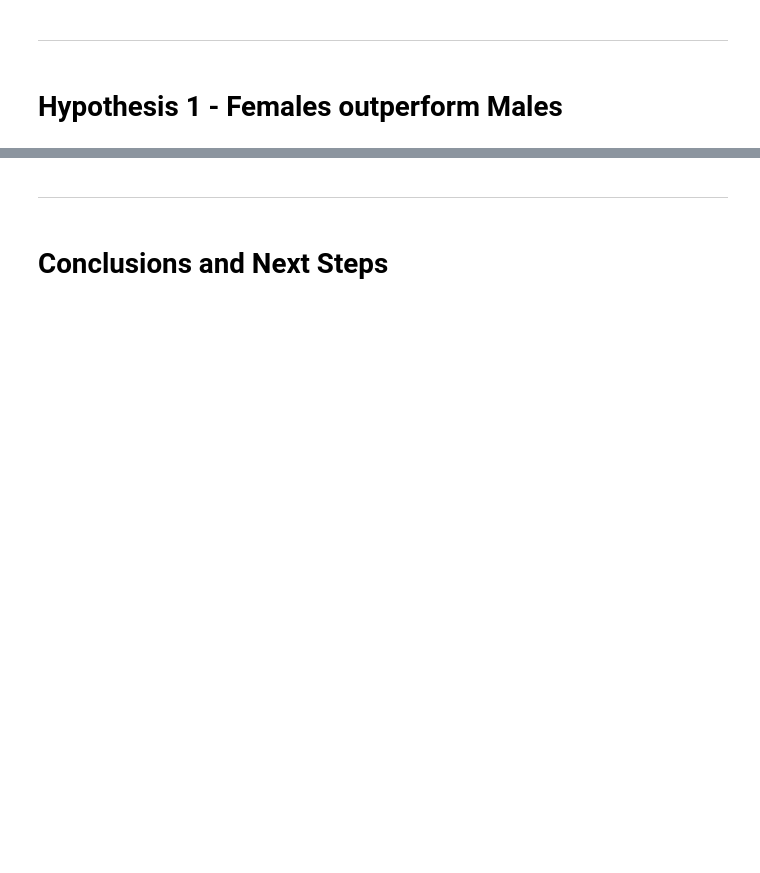
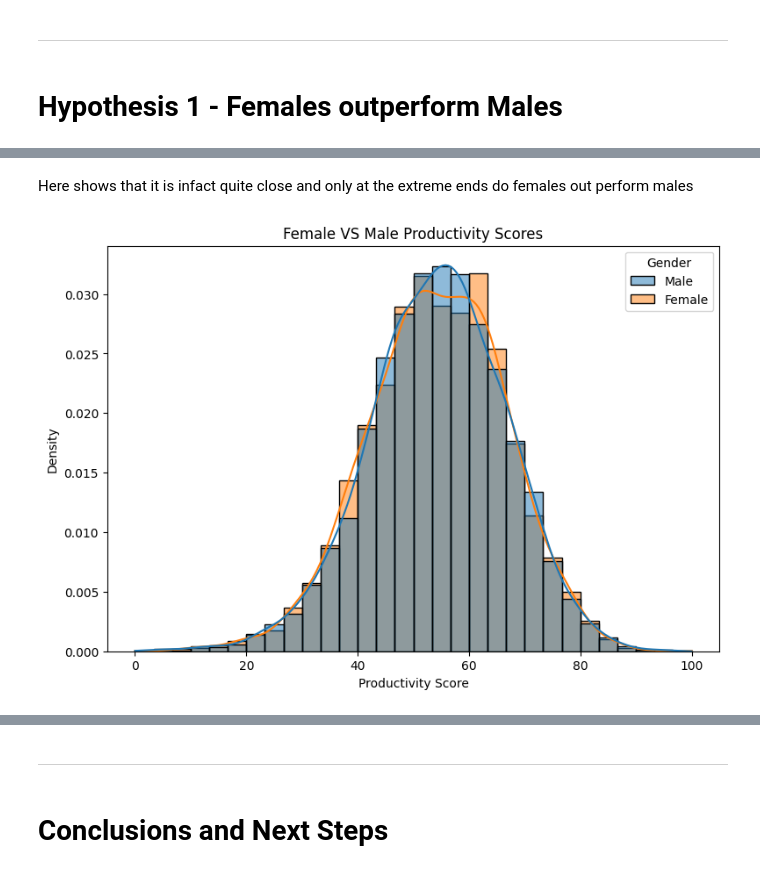
Before and after one commit to 13NateMate37/Student_Productivity_analysis, a Jupyter notebook: jupyter_notebooks/Data_Visualisations.ipynb, the cells around one changed output, grey strips where cells are left out. Saved outputs shown, nothing was run; the diff lists cells and outputs as text; code cells hidden in the pictures; blank space fills up the shorter version.

```diff
--- a/jupyter_notebooks/Data_Visualisations.ipynb
+++ b/jupyter_notebooks/Data_Visualisations.ipynb
@@ -115,0 +104,22 @@ summary
+# %% [markdown]
+Here shows that it is infact quite close and only at the extreme ends do females out perform males
+# %%
+# Further insight with a histogram
+
+plt.figure(figsize=(9, 6))
+sns.histplot(
+    data=df_cleaned,
+    x='Productivity_Score',
+    hue='Gender',
+    kde=True,
+    stat='density',
+    common_norm=False,
+    bins=30
+)
+
+plt.title("Female VS Male Productivity Scores")
+plt.xlabel("Productivity Score")
+plt.ylabel("Density")
+plt.show()
+# %% [output]
+[figure, added]
```
Also changed, not shown: parts of 5 cells of this notebook.
